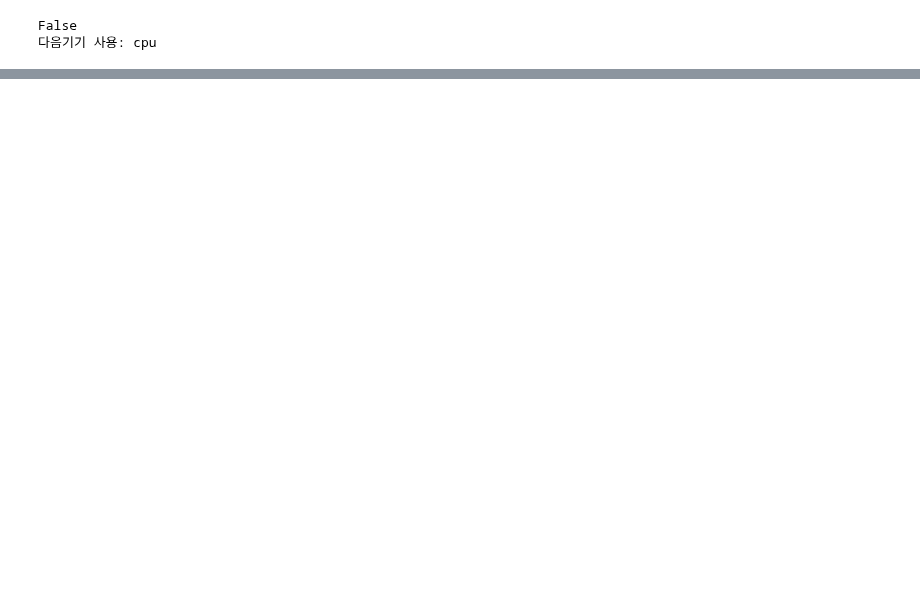
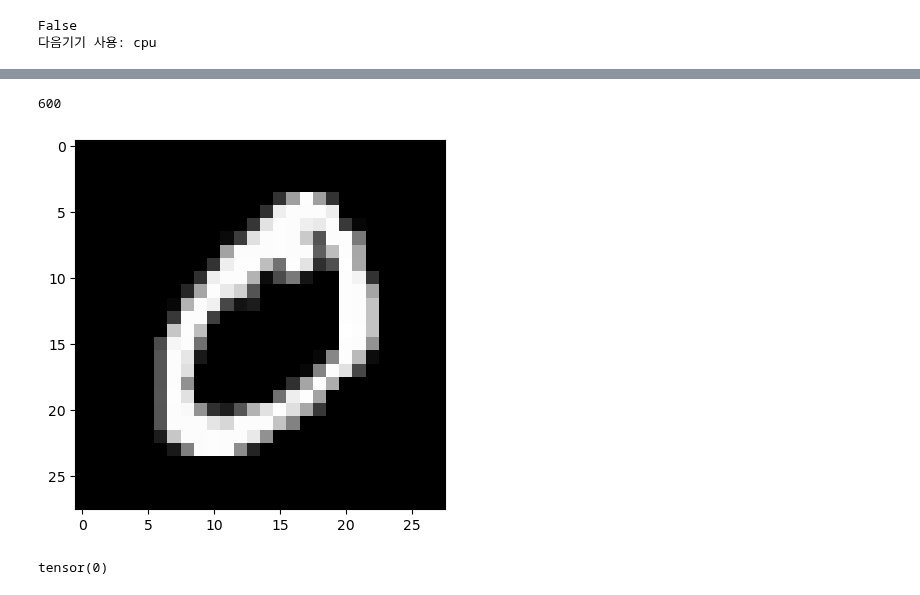
Before and after one commit to sifter0926/aiwork, a Jupyter notebook: ch05/softmax_mnist.ipynb, the cells around one changed output, grey strips where cells are left out. Cells and saved outputs as stored; diff of their text form; code cells hidden in the pictures; blank space fills up the shorter version.

```diff
--- a/ch05/softmax_mnist.ipynb
+++ b/ch05/softmax_mnist.ipynb
@@ -88,0 +79,4 @@ Extracting MNIST_data/MNIST\raw\t10k-labels-idx1-ubyte.gz to MNIST_data/MNIST\ra
+# %%
+print(len(data_loader))
+# %% [output]
+600
@@ -88,0 +86,10 @@ Extracting MNIST_data/MNIST\raw\t10k-labels-idx1-ubyte.gz to MNIST_data/MNIST\ra
+# %%
+import matplotlib.pyplot as plt
+plt.imshow(mnist_train.data[1].view(28,28), cmap='grey')
+plt.show()
+# %% [output]
+[figure, added]
+# %%
+print(mnist_train.targets[1])
+# %% [output]
+tensor(0)
```
Also changed, not shown: parts of 9 cells of this notebook.
